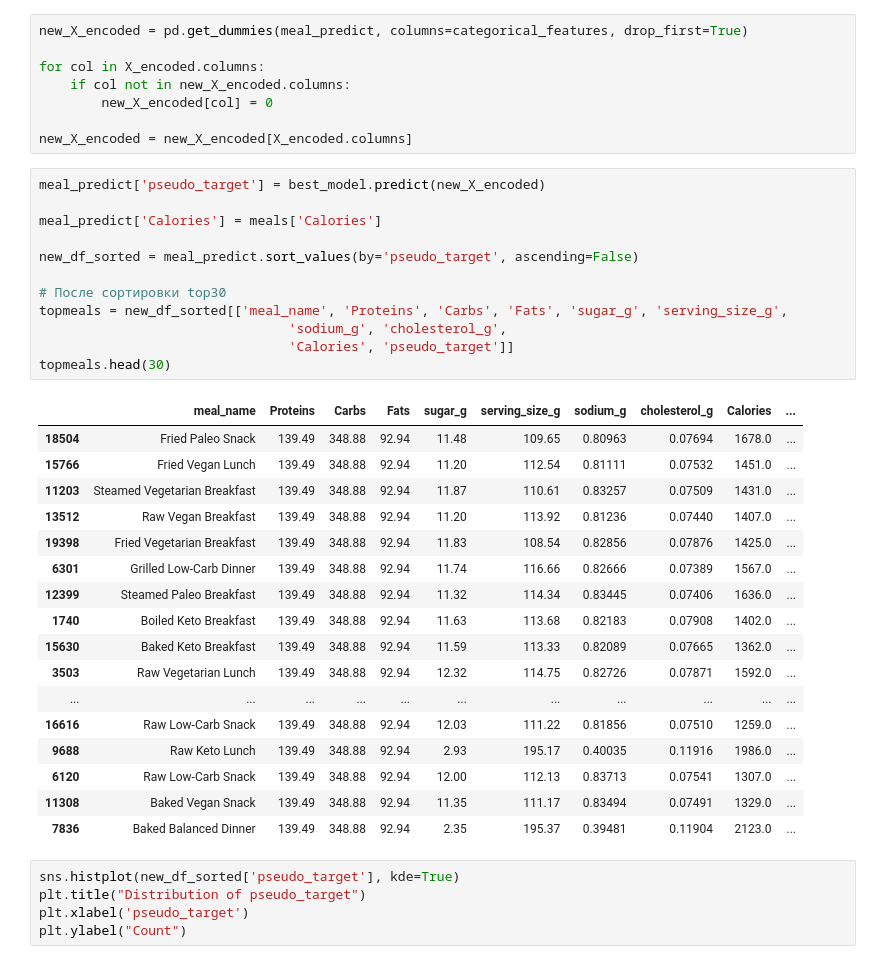
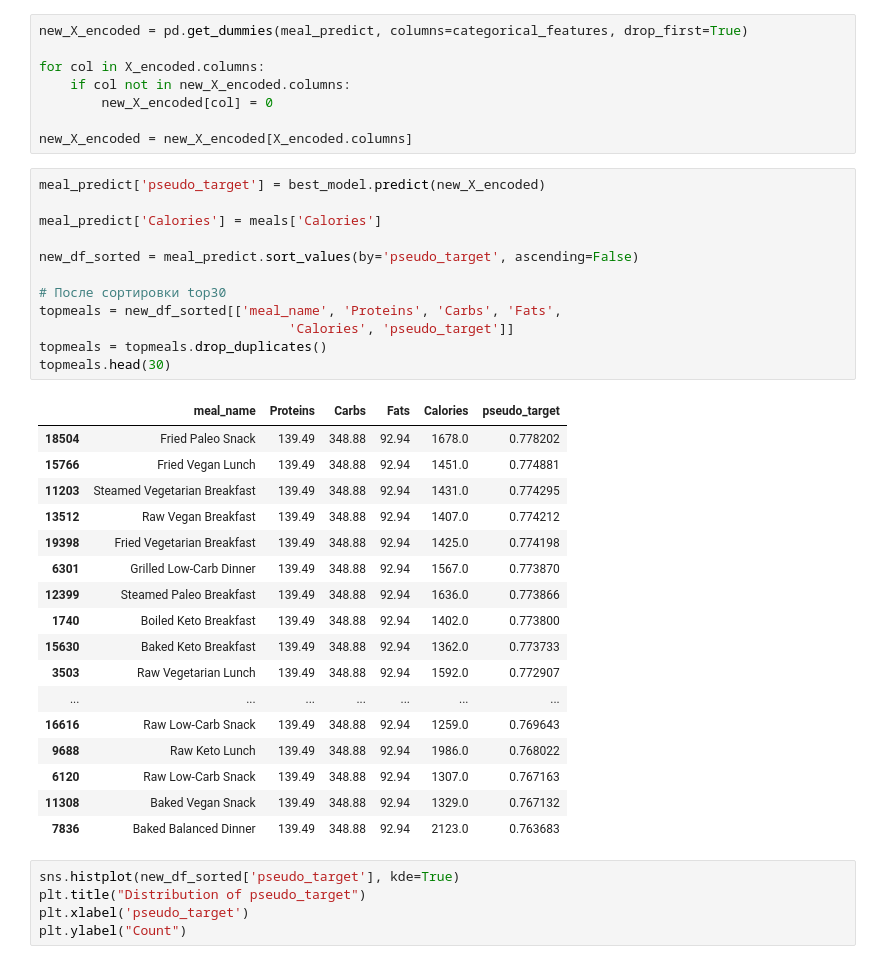
Before and after one commit to Aigerim05/Personalized-Workout-Nutrition-plans-generation-, a Jupyter notebook: 5_Meal_model.ipynb, the cells around one changed output. Drawn from its saved outputs; the diff is of its cells as text.

```diff
--- a/5_Meal_model.ipynb
+++ b/5_Meal_model.ipynb
@@ -185,33 +185,33 @@ new_X_encoded = new_X_encoded[X_encoded.columns]
 # %%
 meal_predict['pseudo_target'] = best_model.predict(new_X_encoded)
 
 meal_predict['Calories'] = meals['Calories']
 
 new_df_sorted = meal_predict.sort_values(by='pseudo_target', ascending=False)
 
 # После сортировки top30
-topmeals = new_df_sorted[['meal_name', 'Proteins', 'Carbs', 'Fats', 'sugar_g', 'serving_size_g',
-                                'sodium_g', 'cholesterol_g',
+topmeals = new_df_sorted[['meal_name', 'Proteins', 'Carbs', 'Fats',
                                 'Calories', 'pseudo_target']]
+topmeals = topmeals.drop_duplicates()
 topmeals.head(30)
 # %% [output]
-|  | meal_name | Proteins | Carbs | Fats | sugar_g | serving_size_g | sodium_g | cholesterol_g | Calories | ... |
-| 18504 | Fried Paleo Snack | 139.49 | 348.88 | 92.94 | 11.48 | 109.65 | 0.80963 | 0.07694 | 1678.0 | ... |
-| 15766 | Fried Vegan Lunch | 139.49 | 348.88 | 92.94 | 11.20 | 112.54 | 0.81111 | 0.07532 | 1451.0 | ... |
-| 11203 | Steamed Vegetarian Breakfast | 139.49 | 348.88 | 92.94 | 11.87 | 110.61 | 0.83257 | 0.07509 | 1431.0 | ... |
-| 13512 | Raw Vegan Breakfast | 139.49 | 348.88 | 92.94 | 11.20 | 113.92 | 0.81236 | 0.07440 | 1407.0 | ... |
-| 19398 | Fried Vegetarian Breakfast | 139.49 | 348.88 | 92.94 | 11.83 | 108.54 | 0.82856 | 0.07876 | 1425.0 | ... |
-| 6301 | Grilled Low-Carb Dinner | 139.49 | 348.88 | 92.94 | 11.74 | 116.66 | 0.82666 | 0.07389 | 1567.0 | ... |
-| 12399 | Steamed Paleo Breakfast | 139.49 | 348.88 | 92.94 | 11.32 | 114.34 | 0.83445 | 0.07406 | 1636.0 | ... |
-| 1740 | Boiled Keto Breakfast | 139.49 | 348.88 | 92.94 | 11.63 | 113.68 | 0.82183 | 0.07908 | 1402.0 | ... |
-| 15630 | Baked Keto Breakfast | 139.49 | 348.88 | 92.94 | 11.59 | 113.33 | 0.82089 | 0.07665 | 1362.0 | ... |
-| 3503 | Raw Vegetarian Lunch | 139.49 | 348.88 | 92.94 | 12.32 | 114.75 | 0.82726 | 0.07871 | 1592.0 | ... |
-| ... | ... | ... | ... | ... | ... | ... | ... | ... | ... | ... |
-| 16616 | Raw Low-Carb Snack | 139.49 | 348.88 | 92.94 | 12.03 | 111.22 | 0.81856 | 0.07510 | 1259.0 | ... |
-| 9688 | Raw Keto Lunch | 139.49 | 348.88 | 92.94 | 2.93 | 195.17 | 0.40035 | 0.11916 | 1986.0 | ... |
-| 6120 | Raw Low-Carb Snack | 139.49 | 348.88 | 92.94 | 12.00 | 112.13 | 0.83713 | 0.07541 | 1307.0 | ... |
-| 11308 | Baked Vegan Snack | 139.49 | 348.88 | 92.94 | 11.35 | 111.17 | 0.83494 | 0.07491 | 1329.0 | ... |
-| 7836 | Baked Balanced Dinner | 139.49 | 348.88 | 92.94 | 2.35 | 195.37 | 0.39481 | 0.11904 | 2123.0 | ... |
+|  | meal_name | Proteins | Carbs | Fats | Calories | pseudo_target |
+| 18504 | Fried Paleo Snack | 139.49 | 348.88 | 92.94 | 1678.0 | 0.778202 |
+| 15766 | Fried Vegan Lunch | 139.49 | 348.88 | 92.94 | 1451.0 | 0.774881 |
+| 11203 | Steamed Vegetarian Breakfast | 139.49 | 348.88 | 92.94 | 1431.0 | 0.774295 |
+| 13512 | Raw Vegan Breakfast | 139.49 | 348.88 | 92.94 | 1407.0 | 0.774212 |
+| 19398 | Fried Vegetarian Breakfast | 139.49 | 348.88 | 92.94 | 1425.0 | 0.774198 |
+| 6301 | Grilled Low-Carb Dinner | 139.49 | 348.88 | 92.94 | 1567.0 | 0.773870 |
+| 12399 | Steamed Paleo Breakfast | 139.49 | 348.88 | 92.94 | 1636.0 | 0.773866 |
+| 1740 | Boiled Keto Breakfast | 139.49 | 348.88 | 92.94 | 1402.0 | 0.773800 |
+| 15630 | Baked Keto Breakfast | 139.49 | 348.88 | 92.94 | 1362.0 | 0.773733 |
+| 3503 | Raw Vegetarian Lunch | 139.49 | 348.88 | 92.94 | 1592.0 | 0.772907 |
+| ... | ... | ... | ... | ... | ... | ... |
+| 16616 | Raw Low-Carb Snack | 139.49 | 348.88 | 92.94 | 1259.0 | 0.769643 |
+| 9688 | Raw Keto Lunch | 139.49 | 348.88 | 92.94 | 1986.0 | 0.768022 |
+| 6120 | Raw Low-Carb Snack | 139.49 | 348.88 | 92.94 | 1307.0 | 0.767163 |
+| 11308 | Baked Vegan Snack | 139.49 | 348.88 | 92.94 | 1329.0 | 0.767132 |
+| 7836 | Baked Balanced Dinner | 139.49 | 348.88 | 92.94 | 2123.0 | 0.763683 |
 # %%
 sns.histplot(new_df_sorted['pseudo_target'], kde=True)
 plt.title("Distribution of pseudo_target")
```
Also changed, not shown: 6 other files.
